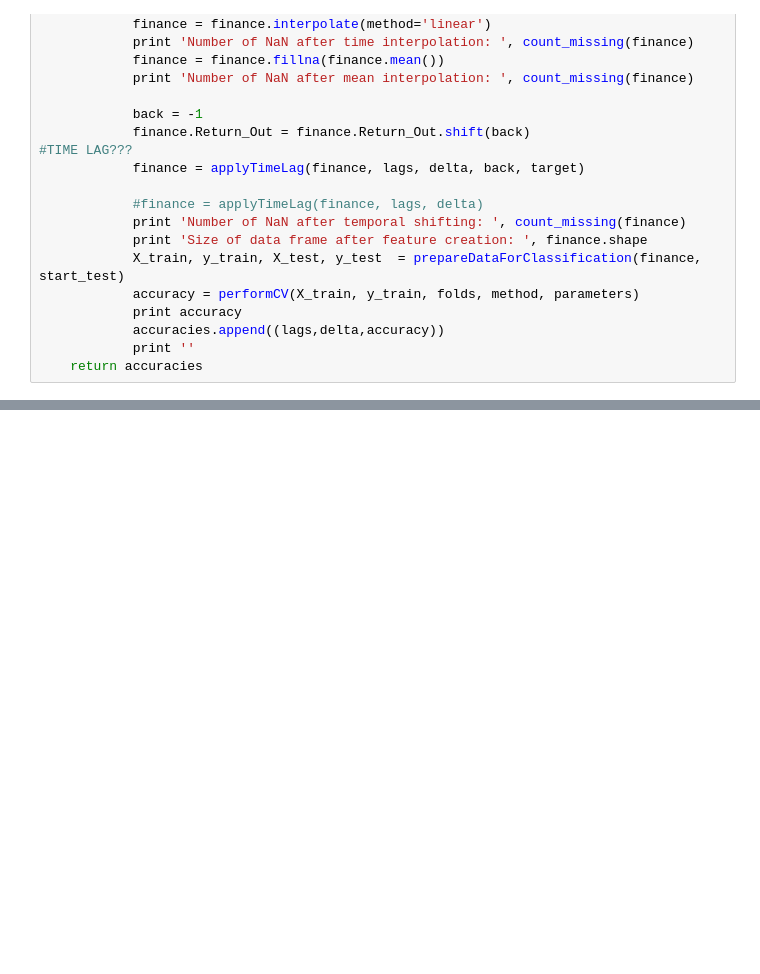
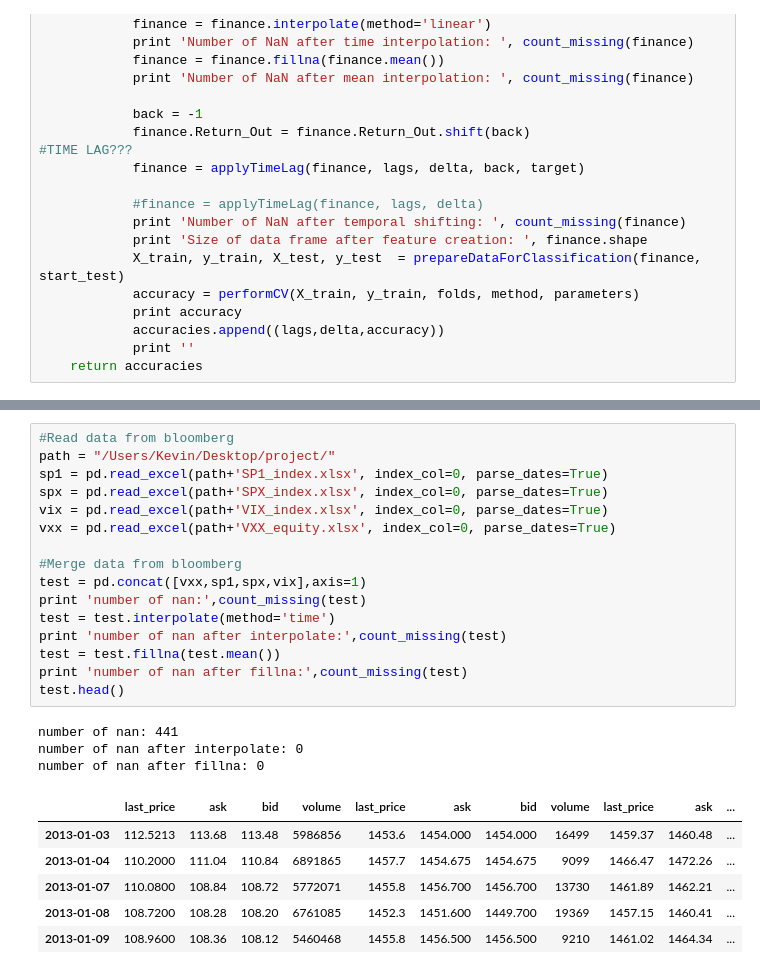
Before and after one commit to CS209-StockMarket/project, a Jupyter notebook: 109_Stock_Prediction.ipynb, the cells around one changed output, grey strips where cells are left out. Saved outputs shown, nothing was run; the diff lists cells and outputs as text; blank space fills up the shorter version.

```diff
--- a/109_Stock_Prediction.ipynb
+++ b/109_Stock_Prediction.ipynb
@@ -601,0 +607,26 @@ def performFeatureSelection(maxdeltas, maxlags, cut, start_test, path_datasets,
+# %%
+#Read data from bloomberg
+path = "/Users/Kevin/Desktop/project/"
+sp1 = pd.read_excel(path+'SP1_index.xlsx', index_col=0, parse_dates=True)
+spx = pd.read_excel(path+'SPX_index.xlsx', index_col=0, parse_dates=True)
+vix = pd.read_excel(path+'VIX_index.xlsx', index_col=0, parse_dates=True)
+vxx = pd.read_excel(path+'VXX_equity.xlsx', index_col=0, parse_dates=True)
+
+#Merge data from bloomberg
+test = pd.concat([vxx,sp1,spx,vix],axis=1)
+print 'number of nan:',count_missing(test)
+test = test.interpolate(method='time')
+print 'number of nan after interpolate:',count_missing(test)
+test = test.fillna(test.mean())
+print 'number of nan after fillna:',count_missing(test)
+test.head()
+# %% [output]
+number of nan: 441
+number of nan after interpolate: 0
+number of nan after fillna: 0
+|  | last_price | ask | bid | volume | last_price | ask | bid | volume | last_price | ask | ... |
+| 2013-01-03 | 112.5213 | 113.68 | 113.48 | 5986856 | 1453.6 | 1454.000 | 1454.000 | 16499 | 1459.37 | 1460.48 | ... |
+| 2013-01-04 | 110.2000 | 111.04 | 110.84 | 6891865 | 1457.7 | 1454.675 | 1454.675 | 9099 | 1466.47 | 1472.26 | ... |
+| 2013-01-07 | 110.0800 | 108.84 | 108.72 | 5772071 | 1455.8 | 1456.700 | 1456.700 | 13730 | 1461.89 | 1462.21 | ... |
+| 2013-01-08 | 108.7200 | 108.28 | 108.20 | 6761085 | 1452.3 | 1451.600 | 1449.700 | 19369 | 1457.15 | 1460.41 | ... |
+| 2013-01-09 | 108.9600 | 108.36 | 108.12 | 5460468 | 1455.8 | 1456.500 | 1456.500 | 9210 | 1461.02 | 1464.34 | ... |
```
Also changed, not shown: parts of 19 cells of this notebook, 4 other files.
